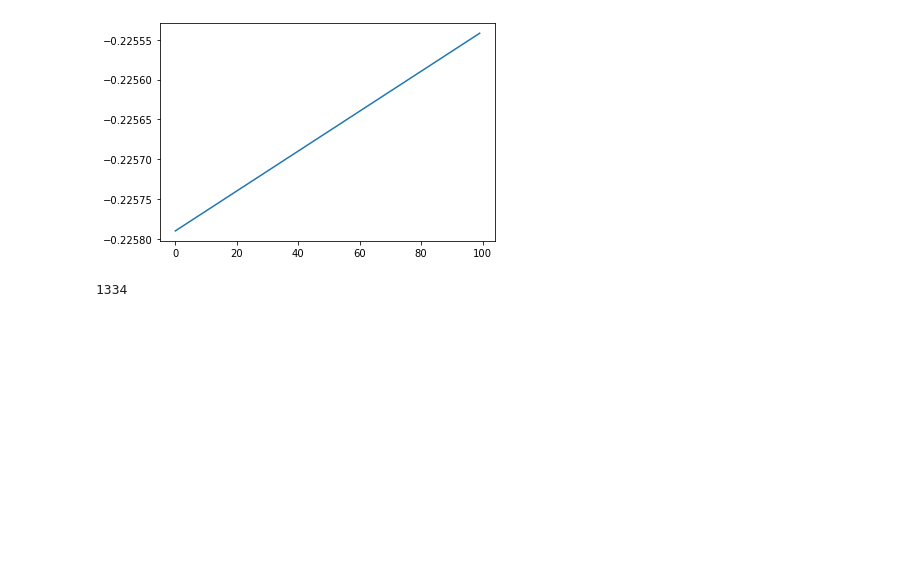
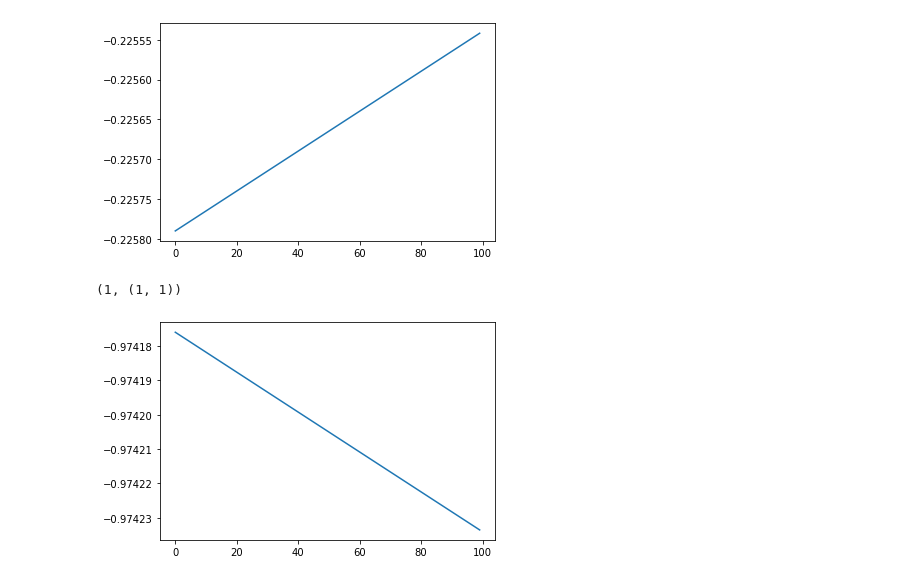
Before and after one commit to ukunliu/WSN_simulation, a Jupyter notebook: Simulation/main.ipynb, the cells around one changed output. Saved outputs shown, nothing was run; the diff lists cells and outputs as text; code cells hidden in the pictures; blank space fills up the shorter version.

```diff
--- a/Simulation/main.ipynb
+++ b/Simulation/main.ipynb
@@ -29,10 +65,13 @@ plt.plot(ch[2, 0].imag)
 # %% [output]
 [<matplotlib.lines.Line2D at 0x...>]
 [figure]
-# %%
-len(invalid)
-# %% [output]
-1334
+# %%
+a = ch[2, 0][:,0]
+plt.plot(a)
+ch[2,0].shape[1], ch[1, 0].shape
+# %% [output]
+(1, (1, 1))
+[figure, added]
 # %%
 tmp = np.zeros_like(ch)
 m, n = ch.shape
```
Also changed, not shown: parts of 17 cells of this notebook, 5 other files.
